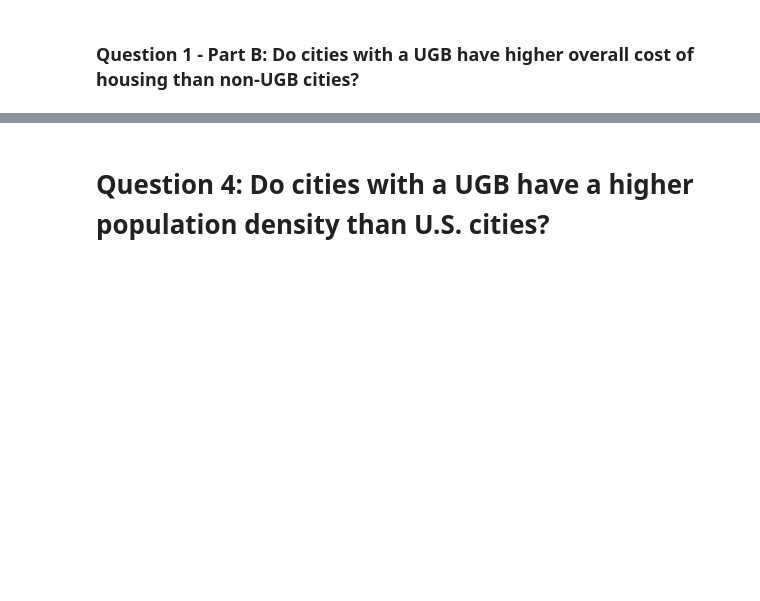
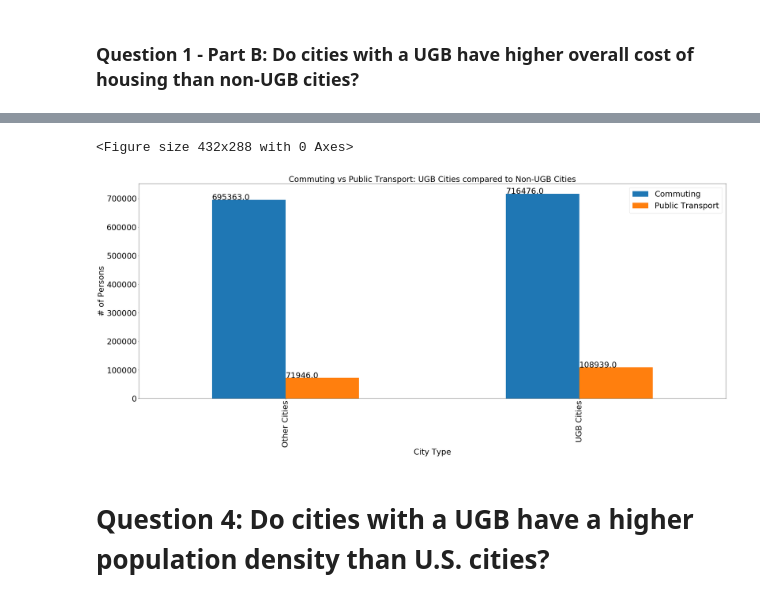
Before and after one commit to jrevier/Urban-Growth-Boundaries, a Jupyter notebook: UGB/UGB.ipynb, the cells around one changed output, grey strips where cells are left out. Drawn from its saved outputs; the diff is of its cells as text; code cells hidden in the pictures; blank space fills up the shorter version.

Commit message:
adding transportation analysis

```diff
--- a/UGB/UGB.ipynb
+++ b/UGB/UGB.ipynb
@@ -157,0 +192,4 @@ plt.show()
+# %%
+summary_table = transport_data.groupby(['UGB'])
+print(summary_table)
+summary_table.head()
@@ -157,0 +210,4 @@ plt.show()
+# %%
+commuting_avg = pd.Series(summary_table["Commuting"].mean())
+commuting_avg = commuting_avg.round()
+commuting_avg
@@ -157,0 +219,4 @@ plt.show()
+# %%
+public_transport = pd.Series(summary_table['Public Transport'].mean())
+public_transport = public_transport.round()
+public_transport
@@ -157,0 +228,5 @@ plt.show()
+# %%
+
+ugb_vs_non = pd.DataFrame({'Commuting': commuting_avg, 'Public Transport': public_transport})
+print(ugb_vs_non)
+ugb_vs_non.head()
@@ -158,3 +242,19 @@ plt.show()
+# %%
+plt.figure()
+ax = ugb_vs_non.plot(y=["Commuting", "Public Transport"], kind="bar", figsize=(40,15), fontsize=30)
+plt.title("Commuting vs Public Transport: UGB Cities compared to Non-UGB Cities", fontsize=30)
+plt.xlabel("City Type", fontsize=30)
+plt.ylabel("# of Persons", fontsize=30)
+plt.xticks(np.arange(2), ('Other Cities', 'UGB Cities'))
+plt.legend(fontsize=30)
+
+for p in ax.patches:
+    ax.annotate(str(p.get_height()), xy=(p.get_x(), p.get_height()), fontsize=30)
+
+plt.show()
+# %% [output]
+<Figure size 432x288 with 0 Axes>
+[figure, added]
 # %%
 # End of code for Question 2: public transportation
 # %%
```
Also changed, not shown: parts of 9 cells of this notebook, 6 other files.
